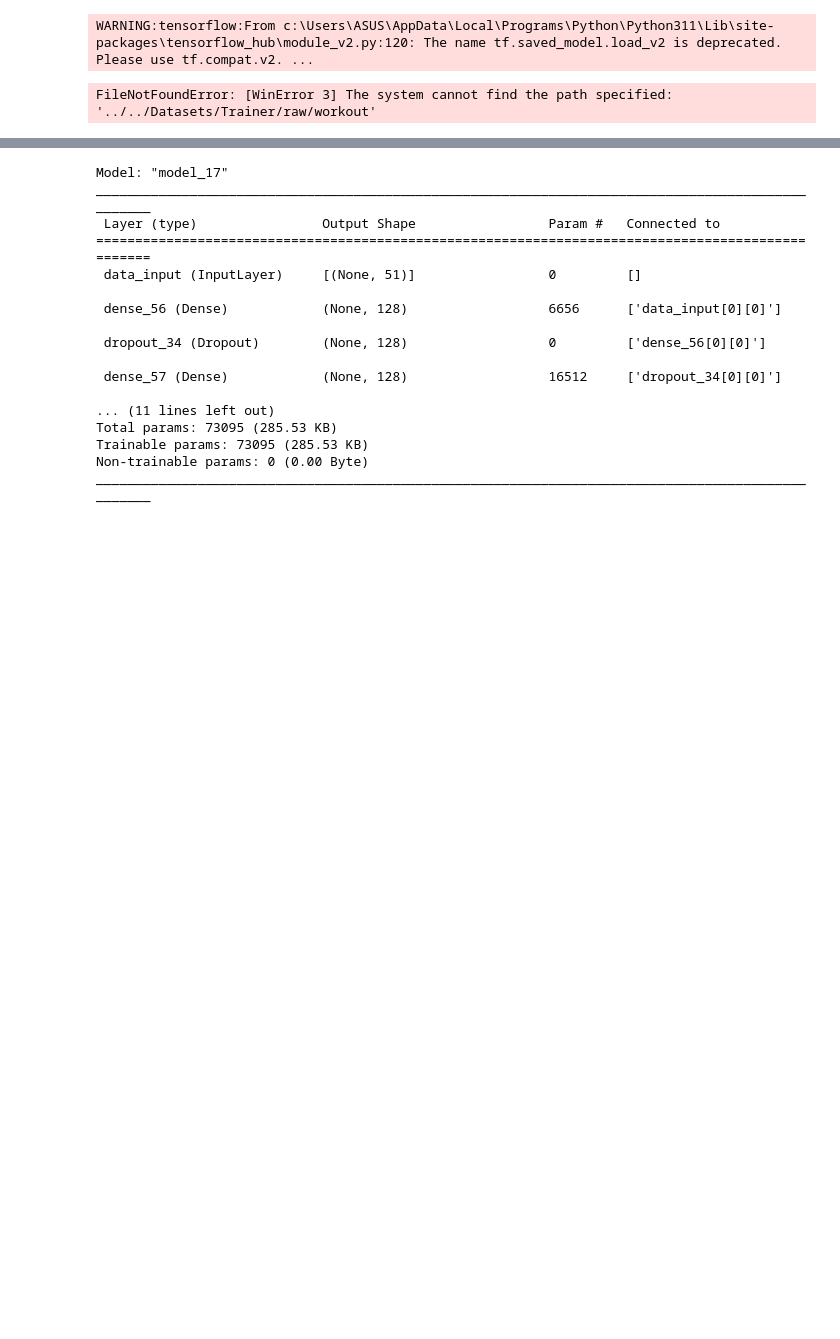
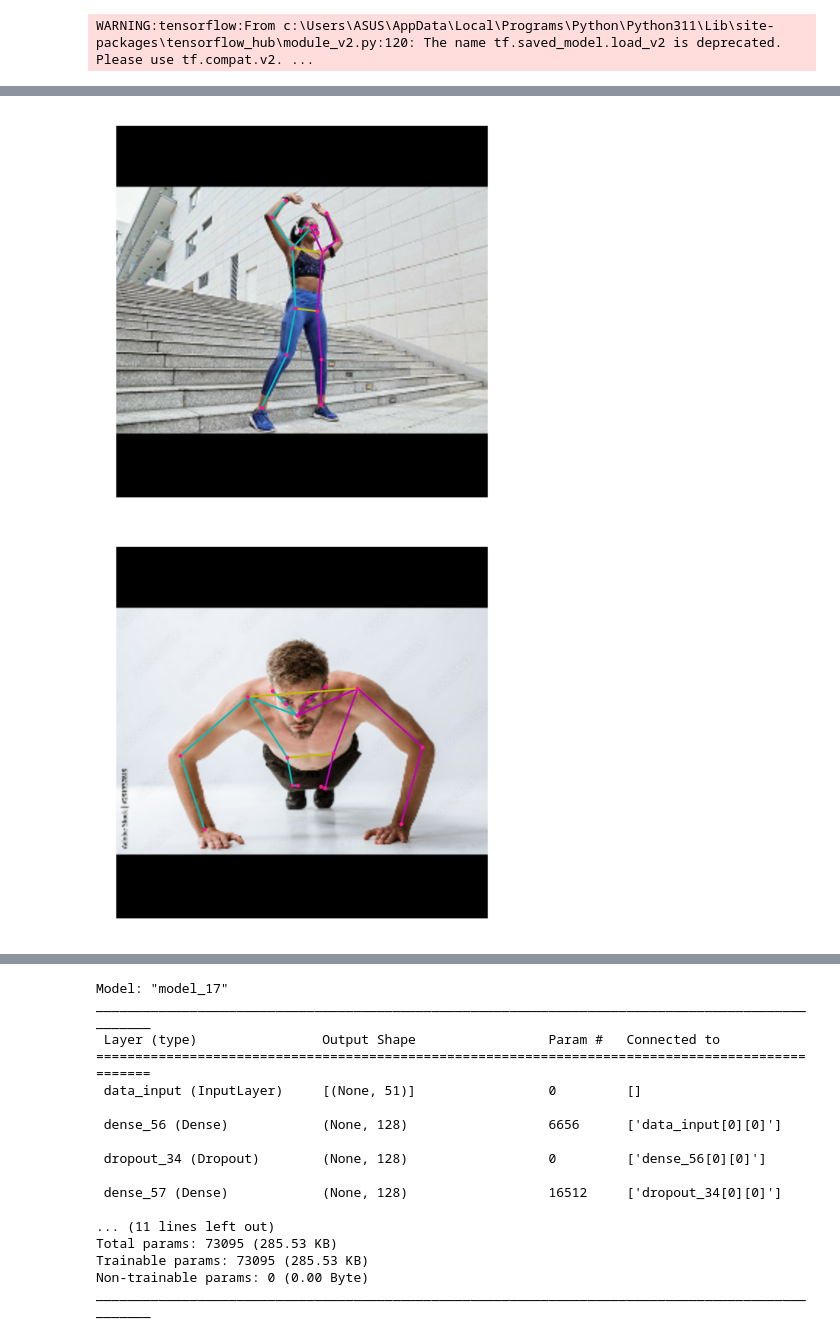
Before and after one commit to FitNest-AI/Machine-Learning, a Jupyter notebook: Model/Trainer/model_v3.ipynb, the cells around one changed output, grey strips where cells are left out. Saved outputs shown, nothing was run; the diff lists cells and outputs as text; code cells hidden in the pictures; blank space fills up the shorter version.

```diff
--- a/Model/Trainer/model_v3.ipynb
+++ b/Model/Trainer/model_v3.ipynb
@@ -311,7 +311,6 @@ def calculate_angle(key):
 
     return angles
 # %%
-df2 = load_image(detector,imageProcessor,"../../Datasets/Trainer/raw/workout")
+df2 = load_image(detector,imageProcessor,"../../Datasets/Trainer/workout")
 df2
 # %% [output]
-FileNotFoundError: [WinError 3] The system cannot find the path specified: '../../Datasets/Trainer/raw/workout'
@@ -317,0 +329,2 @@ FileNotFoundError: [WinError 3] The system cannot find the path specified: '../.
+[figure, added]
+[figure, added]
```
Also changed, not shown: parts of 2 cells of this notebook, 6 other files.
